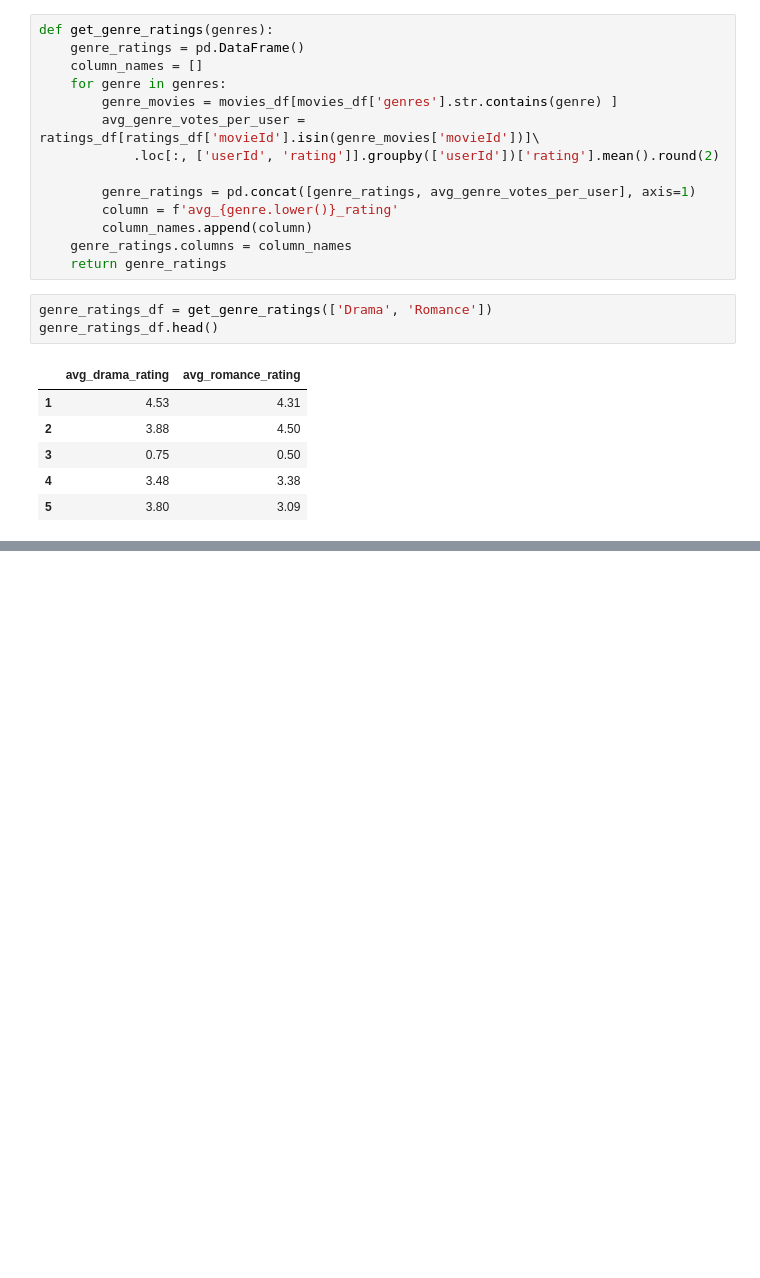
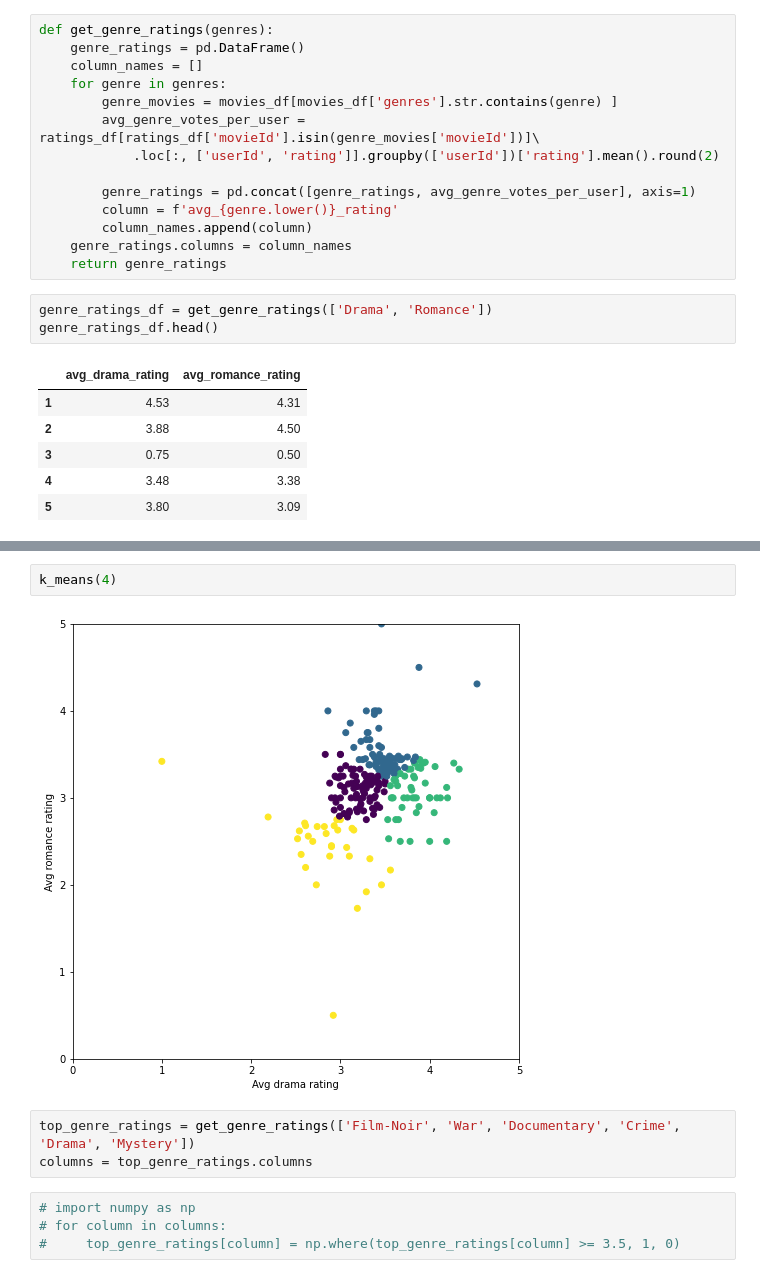
Before and after one commit to blancacarretero/movie-recommendation-engine, a Jupyter notebook: ml-latest-small.ipynb, the cells around one changed output, grey strips where cells are left out. Drawn from its saved outputs; the diff is of its cells as text; blank space fills up the shorter version.

```diff
--- a/ml-latest-small.ipynb
+++ b/ml-latest-small.ipynb
@@ -162,0 +151,11 @@ plt.scatter(clustered['avg_drama_rating'], clustered['avg_romance_rating'], c=cl
+# %%
+k_means(4)
+# %% [output]
+[figure, added]
+# %%
+top_genre_ratings = get_genre_ratings(['Film-Noir', 'War', 'Documentary', 'Crime', 'Drama', 'Mystery'])
+columns = top_genre_ratings.columns
+# %%
+# import numpy as np
+# for column in columns:
+#     top_genre_ratings[column] = np.where(top_genre_ratings[column] >= 3.5, 1, 0)
```
Also changed, not shown: parts of 26 cells of this notebook.
